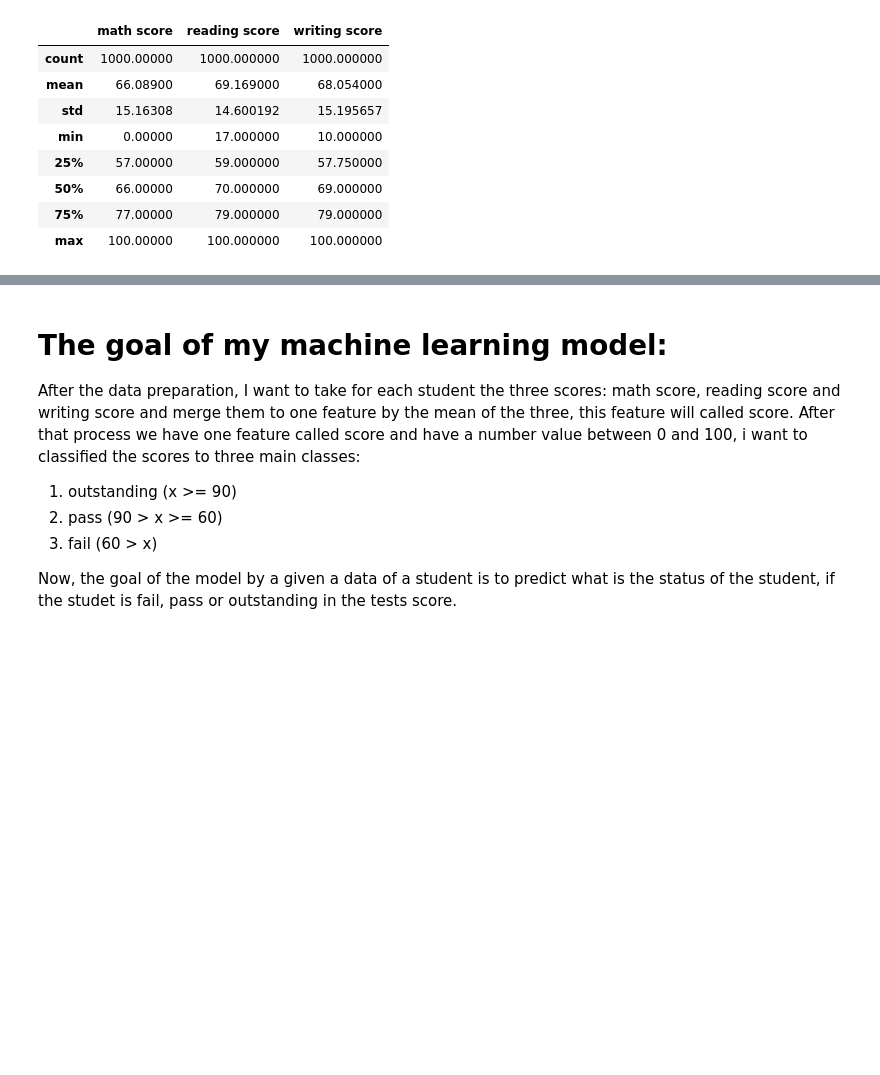
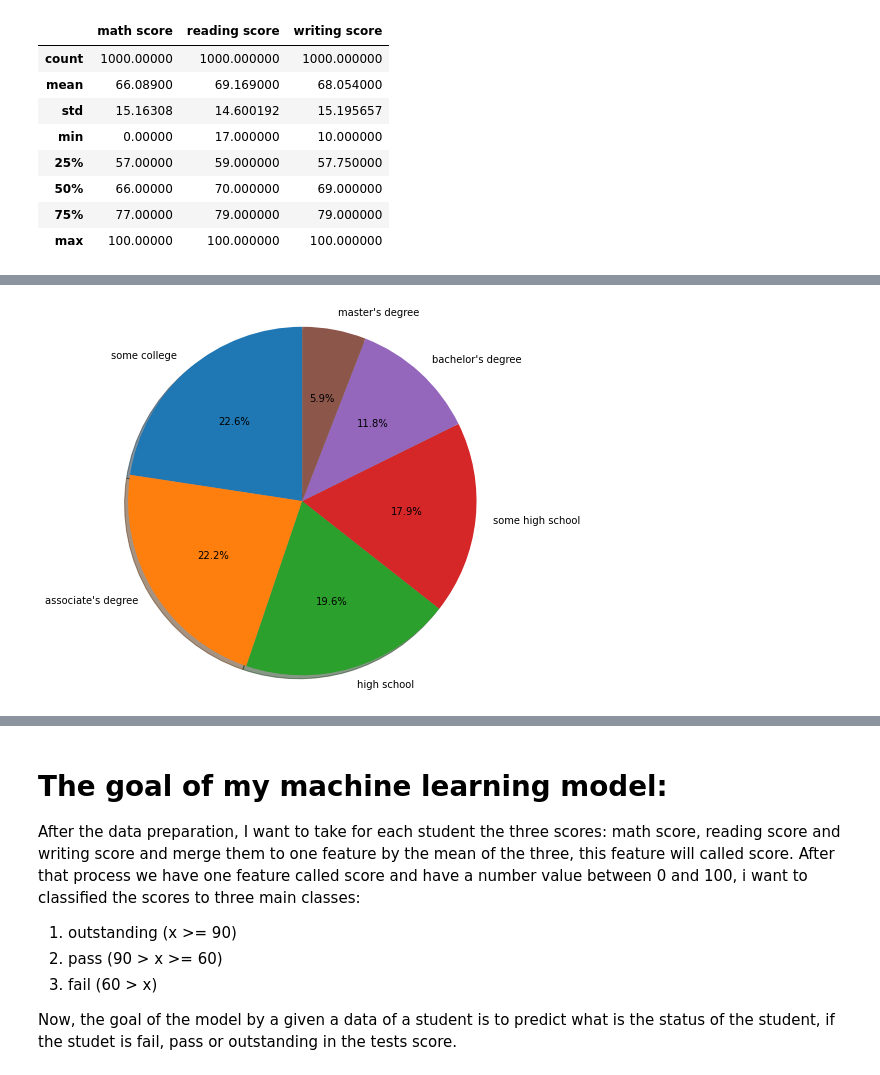
Before and after one commit to kggold4/final-project-intro-data-science, a Jupyter notebook: notebook3.ipynb, the cells around one changed output, grey strips where cells are left out. Saved outputs shown, nothing was run; the diff lists cells and outputs as text; code cells hidden in the pictures; blank space fills up the shorter version.

```diff
--- a/notebook3.ipynb
+++ b/notebook3.ipynb
@@ -101,0 +110,30 @@ students.describe()
+# %%
+# showing differents in parental level of education of the students in the dataset in a pie of matplotlib
+
+# get all the counts of the values in parental level of education feature
+x = list(students['parental level of education'].value_counts())
+
+# write all the type of values in parental level of education feature
+parents_education = ['some college', 'associate\'s degree', 'high school',
+                     'some high school', 'bachelor\'s degree', 'master\'s degree']
+
+# get a objcet pie from matplotlib and a figure
+fig1, ax1 = plt.subplots()
+
+# set the size of the figure
+fig1.set_figheight(7)
+fig1.set_figwidth(7)
+
+# plot the pie
+# x - the parental level of education data
+# autopct - show the percentages at only one decimal point
+# shadow - show the shadow of the pie
+# startangle - rotate the pie in 90 degrees
+ax1.pie(x, labels=parents_education, autopct='%1.1f%%', shadow=True, startangle=90)
+
+# equal aspect ratio ensures that pie is drawn as a circle
+ax1.axis('equal')
+
+plt.show()
+# %% [output]
+[figure, added]
```
Also changed, not shown: parts of 7 cells of this notebook.
